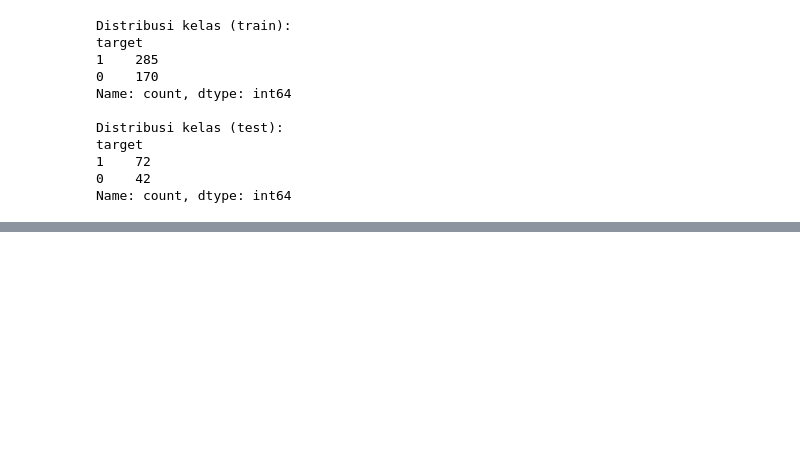
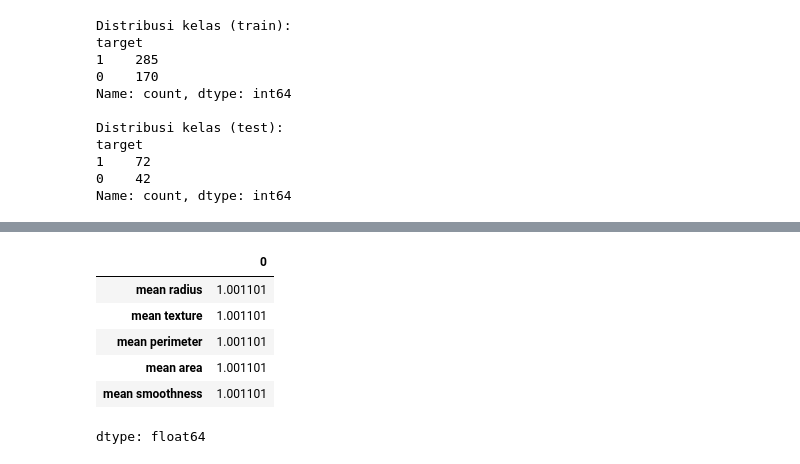
Before and after one commit to r021n/simple-machine-learing, a Jupyter notebook: Breast_Cancer_(Wisconsin).ipynb, the cells around one changed output, grey strips where cells are left out. Cells and saved outputs as stored; diff of their text form; code cells hidden in the pictures; blank space fills up the shorter version.

```diff
--- a/Breast_Cancer_(Wisconsin).ipynb
+++ b/Breast_Cancer_(Wisconsin).ipynb
@@ -180,0 +217,10 @@ Name: count, dtype: int64
+# %%
+X_train_scaled.std().head()
+# %% [output]
+|  | 0 |
+| mean radius | 1.001101 |
+| mean texture | 1.001101 |
+| mean perimeter | 1.001101 |
+| mean area | 1.001101 |
+| mean smoothness | 1.001101 |
+dtype: float64
```
Also changed, not shown: parts of 11 cells of this notebook.
